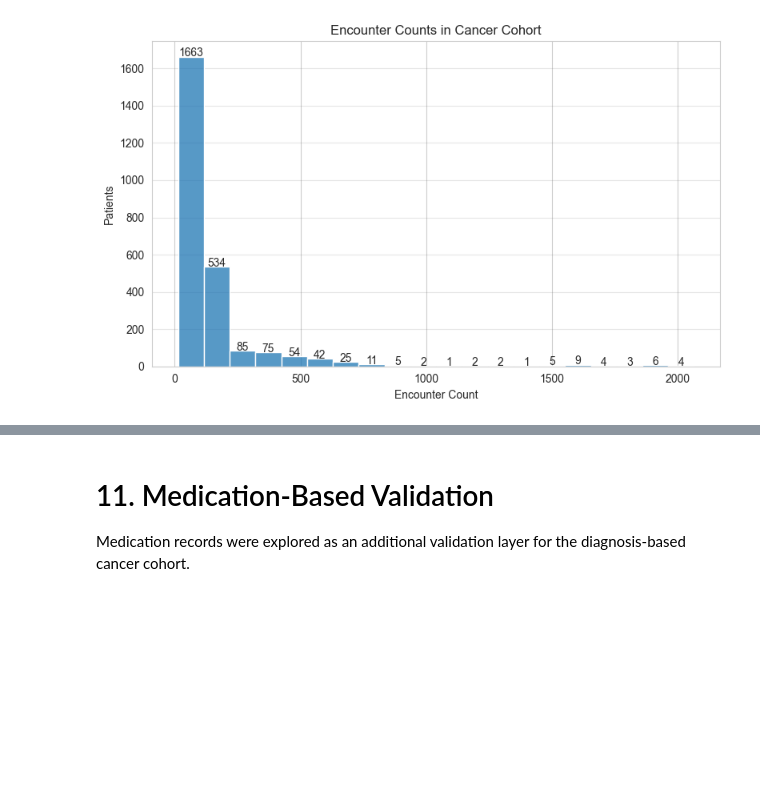
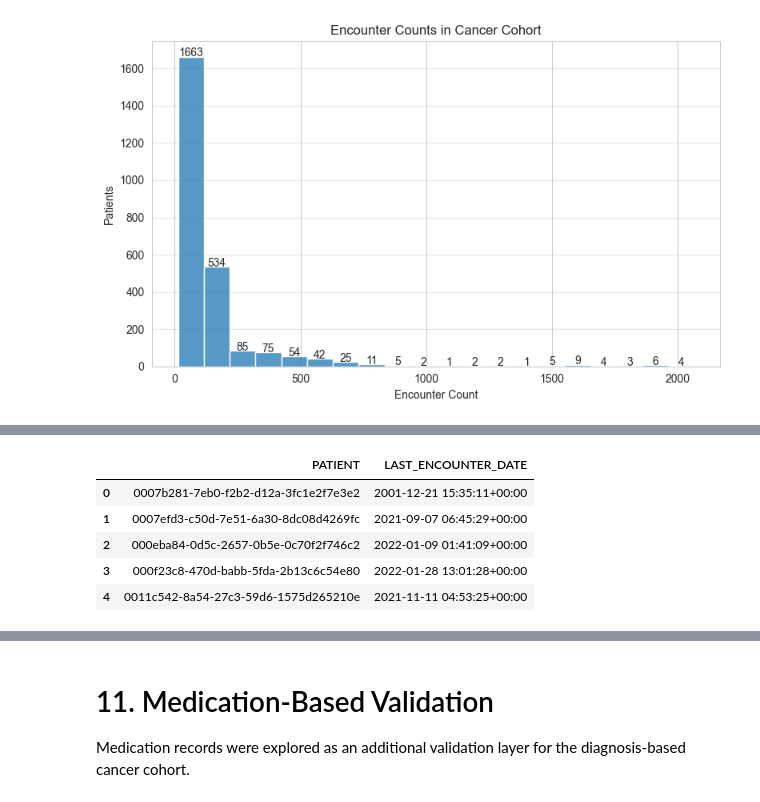
Before and after one commit to yifeikang/ehr-cancer-cohort-analysis, a Jupyter notebook: notebooks/cancer_cohort_notebook.ipynb, the cells around one changed output, grey strips where cells are left out. Cells and saved outputs as stored; diff of their text form; code cells hidden in the pictures; blank space fills up the shorter version.

```diff
--- a/notebooks/cancer_cohort_notebook.ipynb
+++ b/notebooks/cancer_cohort_notebook.ipynb
@@ -917,0 +924,18 @@ plt.show()
+# %%
+# Identify last recorded encounter per patient
+
+last_encounter = (
+    encounters.groupby("PATIENT")["START"]
+    .max()
+    .reset_index()
+    .rename(columns={"START":"LAST_ENCOUNTER_DATE"})
+)
+
+last_encounter.head()
+# %% [output]
+|  | PATIENT | LAST_ENCOUNTER_DATE |
+| 0 | 0007b281-7eb0-f2b2-d12a-3fc1e2f7e3e2 | 2001-12-21 15:35:11+00:00 |
+| 1 | 0007efd3-c50d-7e51-6a30-8dc08d4269fc | 2021-09-07 06:45:29+00:00 |
+| 2 | 000eba84-0d5c-2657-0b5e-0c70f2f746c2 | 2022-01-09 01:41:09+00:00 |
+| 3 | 000f23c8-470d-babb-5fda-2b13c6c54e80 | 2022-01-28 13:01:28+00:00 |
+| 4 | 0011c542-8a54-27c3-59d6-1575d265210e | 2021-11-11 04:53:25+00:00 |
```
Also changed, not shown: parts of 4 cells of this notebook, 1 other file.
